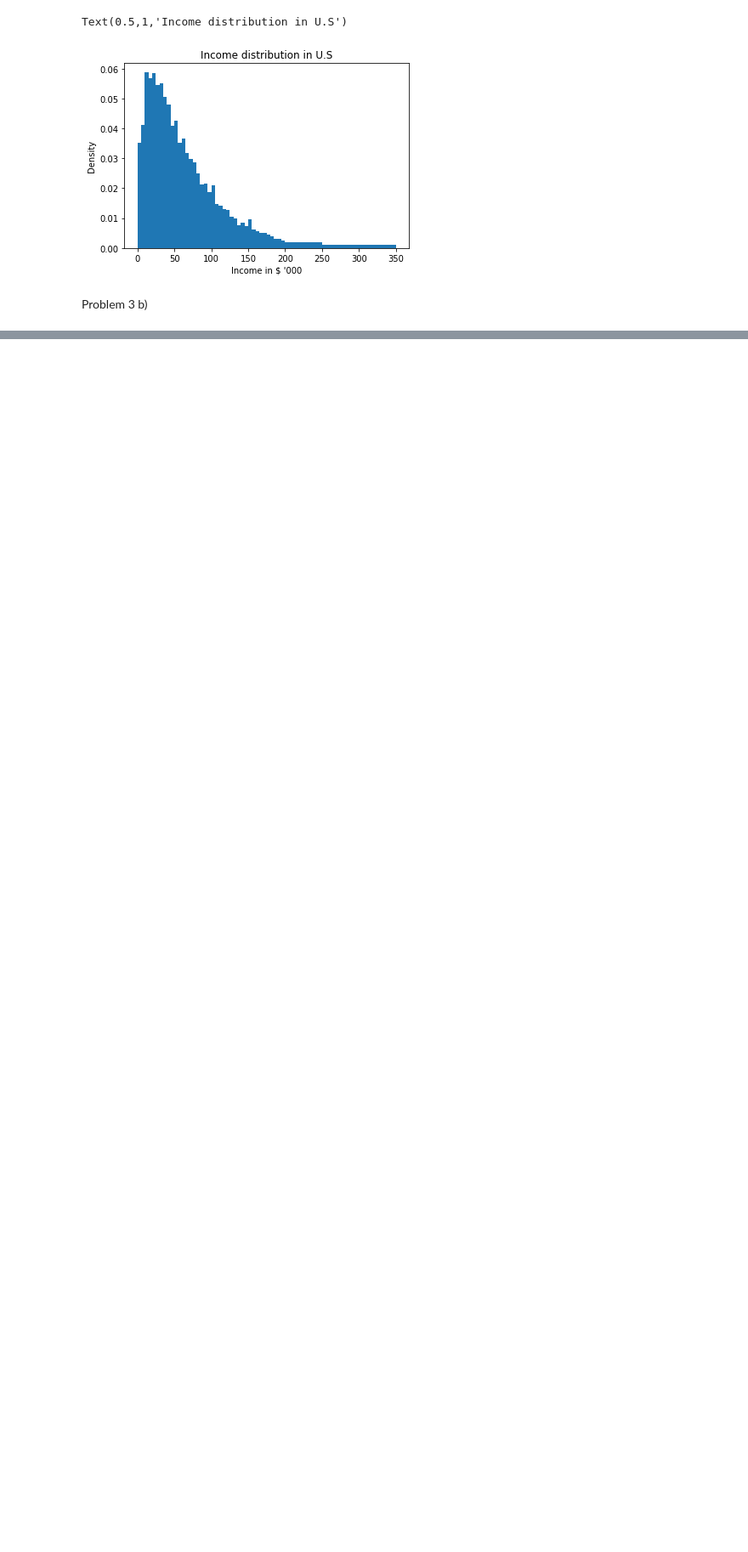
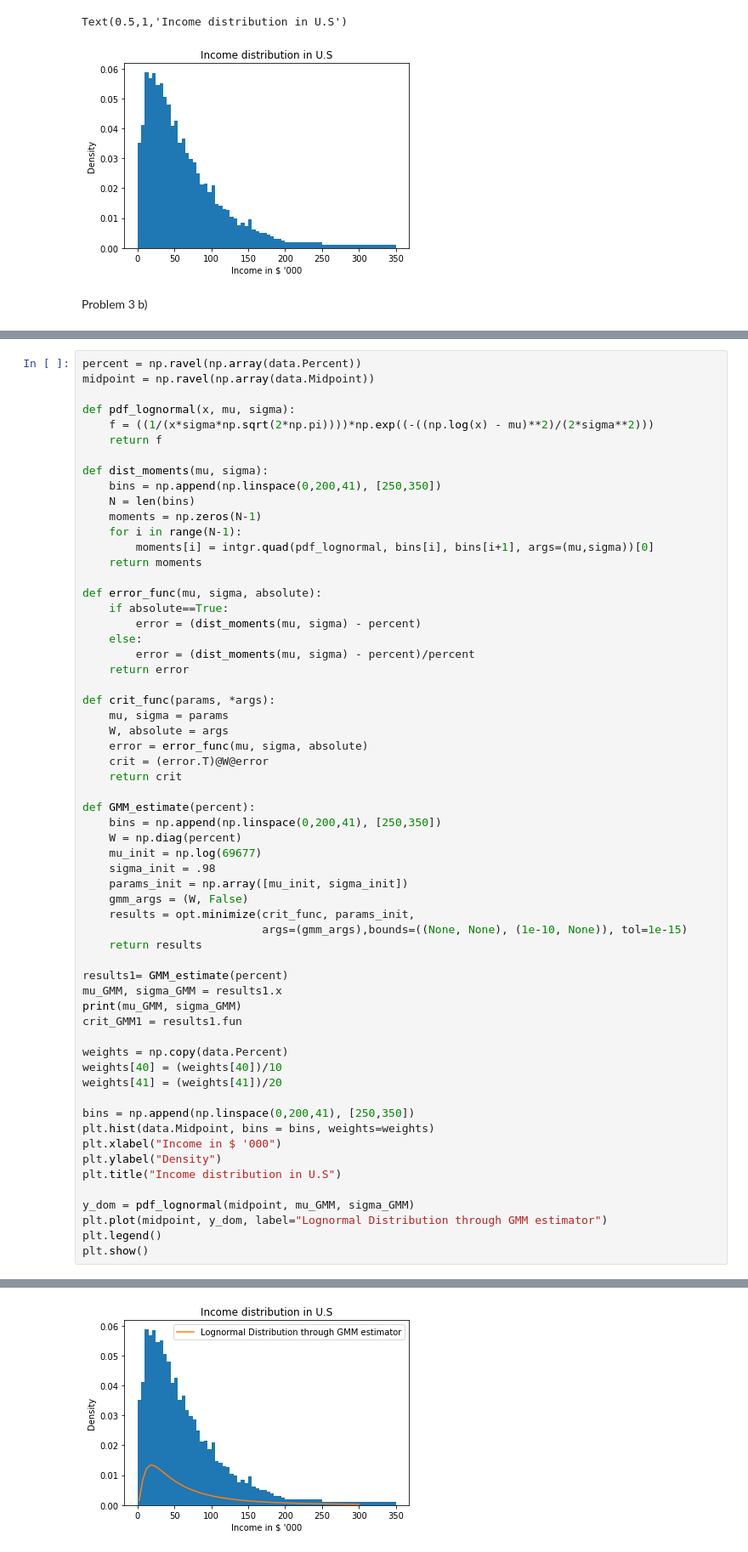
Before and after one commit to keshavchoudhary87/BootCamp2018, a Jupyter notebook: ProbSets/Econ/ProbSet5/ProbSet5.ipynb, the cells around one changed output, grey strips where cells are left out. Shown: that part at 85% size. Saved outputs shown, nothing was run; the diff lists cells and outputs as text; blank space fills up the shorter version.

```diff
--- a/ProbSets/Econ/ProbSet5/ProbSet5.ipynb
+++ b/ProbSets/Econ/ProbSet5/ProbSet5.ipynb
@@ -409,0 +405,61 @@ midpoint = np.ravel(np.array(data.Midpoint))
+# %%
+percent = np.ravel(np.array(data.Percent))
+midpoint = np.ravel(np.array(data.Midpoint))
+
+def pdf_lognormal(x, mu, sigma):
+    f = ((1/(x*sigma*np.sqrt(2*np.pi))))*np.exp((-((np.log(x) - mu)**2)/(2*sigma**2)))
+    return f
+
+def dist_moments(mu, sigma):
+    bins = np.append(np.linspace(0,200,41), [250,350])
+    N = len(bins)
+    moments = np.zeros(N-1)
+    for i in range(N-1):
+        moments[i] = intgr.quad(pdf_lognormal, bins[i], bins[i+1], args=(mu,sigma))[0]
+    return moments
+
+def error_func(mu, sigma, absolute):
+    if absolute==True:
+        error = (dist_moments(mu, sigma) - percent)
+    else:
+        error = (dist_moments(mu, sigma) - percent)/percent
+    return error
+
+def crit_func(params, *args):
+    mu, sigma = params
+    W, absolute = args
+    error = error_func(mu, sigma, absolute)
+    crit = (error.T)@W@error
+    return crit
+
+def GMM_estimate(percent):
+    bins = np.append(np.linspace(0,200,41), [250,350])
+    W = np.diag(percent)
+    mu_init = np.log(69677)
+    sigma_init = .98
+    params_init = np.array([mu_init, sigma_init])
+    gmm_args = (W, False)
+    results = opt.minimize(crit_func, params_init,
+                           args=(gmm_args),bounds=((None, None), (1e-10, None)), tol=1e-15)
+    return results
+
+results1= GMM_estimate(percent)
+mu_GMM, sigma_GMM = results1.x
+print(mu_GMM, sigma_GMM)
+crit_GMM1 = results1.fun
+
+weights = np.copy(data.Percent)
+weights[40] = (weights[40])/10
+weights[41] = (weights[41])/20
+
+bins = np.append(np.linspace(0,200,41), [250,350])
+plt.hist(data.Midpoint, bins = bins, weights=weights)
+plt.xlabel("Income in $ '000")
+plt.ylabel("Density")
+plt.title("Income distribution in U.S")
+
+y_dom = pdf_lognormal(midpoint, mu_GMM, sigma_GMM)
+plt.plot(midpoint, y_dom, label="Lognormal Distribution through GMM estimator")
+plt.legend()
+plt.show()
+# %% [output]
@@ -409,0 +467 @@ midpoint = np.ravel(np.array(data.Midpoint))
+[figure, added]
```
Also changed, not shown: parts of 10 cells of this notebook.
